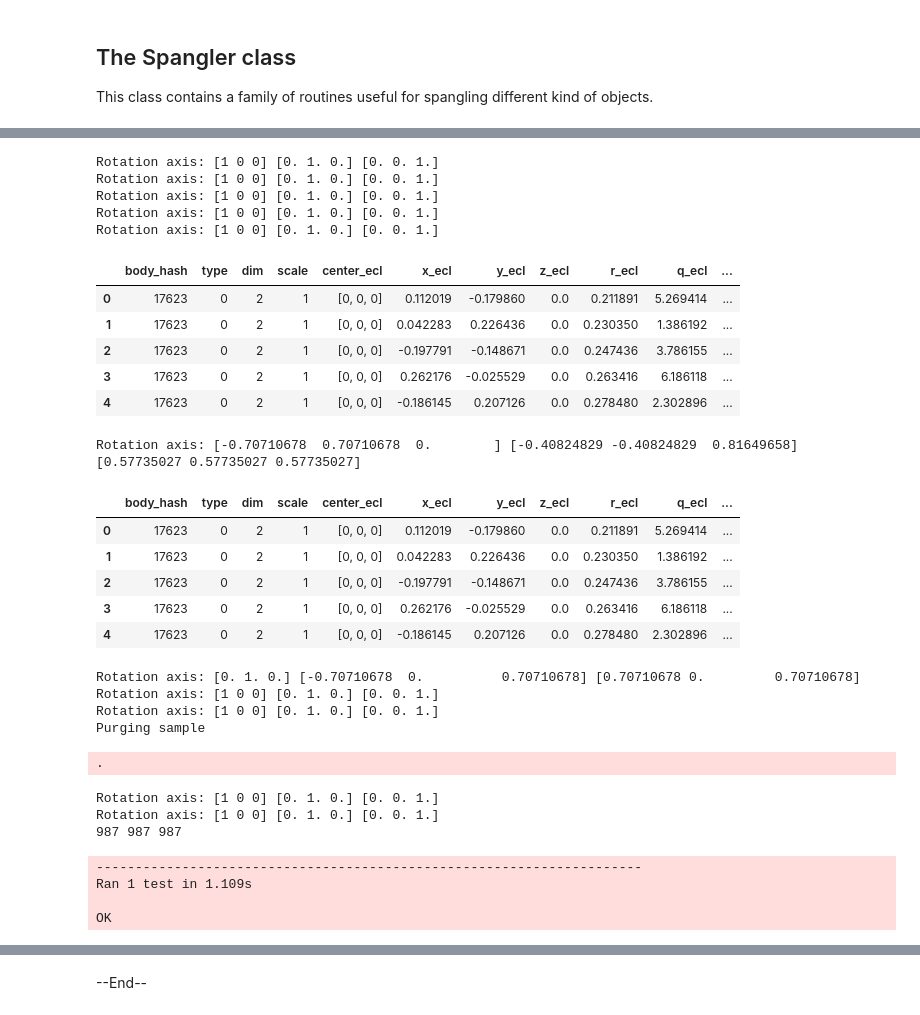
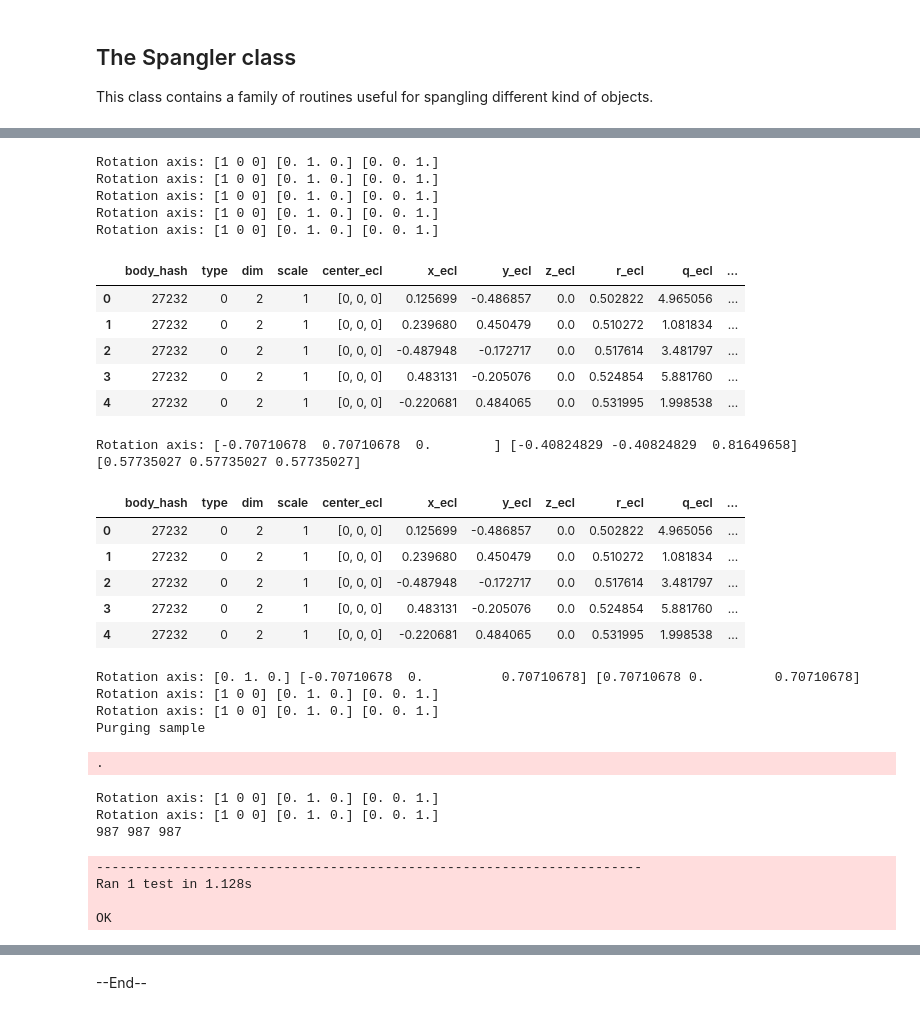
Before and after one commit to seap-udea/pryngles, a Jupyter notebook: dev/pryngles-spangler.ipynb, the cells around one changed output, grey strips where cells are left out. Drawn from its saved outputs; the diff is of its cells as text; code cells hidden in the pictures.

```diff
--- a/dev/pryngles-spangler.ipynb
+++ b/dev/pryngles-spangler.ipynb
@@ -621,39 +621,39 @@ Spangler.populate_spangler=populate_spangler
 # %%
 if IN_JUPYTER:
     def test_pop(self):
         Verbose.VERBOSITY=1
         sg=Spangler(nspangles=100)
-        sg.populate_spangler(geometry="ring",scale=1,seed=1,gaps=[[0,0.2],[0.5,0.1]],boundary=0)
+        sg.populate_spangler(geometry="ring",scale=1,seed=1,boundary=0)
         print_df(sg.data.head(5))
         sg.set_observer(n_obs=[1,1,1])
         print_df(sg.data.head(5))
         sg=Spangler(nspangles=1000,body_hash="123",n_equ=[1,0,1])
         sg.populate_spangler(geometry="sphere",scale=2,seed=1)
         print(sg.nspangles,sg.sample.N,len(sg.data))
         Verbose.VERBOSITY=0
 
     class Test(unittest.TestCase):pass
     Test.test_pop=test_pop
     unittest.main(argv=['first-arg-is-ignored'],exit=False)
 # %% [output]
 Rotation axis: [1 0 0] [0. 1. 0.] [0. 0. 1.]
 Rotation axis: [1 0 0] [0. 1. 0.] [0. 0. 1.]
 Rotation axis: [1 0 0] [0. 1. 0.] [0. 0. 1.]
 Rotation axis: [1 0 0] [0. 1. 0.] [0. 0. 1.]
 Rotation axis: [1 0 0] [0. 1. 0.] [0. 0. 1.]
 |  | body_hash | type | dim | scale | center_ecl | x_ecl | y_ecl | z_ecl | r_ecl | q_ecl | ... |
-| 0 | 17623 | 0 | 2 | 1 | [0, 0, 0] | 0.112019 | -0.179860 | 0.0 | 0.211891 | 5.269414 | ... |
-| 1 | 17623 | 0 | 2 | 1 | [0, 0, 0] | 0.042283 | 0.226436 | 0.0 | 0.230350 | 1.386192 | ... |
-| 2 | 17623 | 0 | 2 | 1 | [0, 0, 0] | -0.197791 | -0.148671 | 0.0 | 0.247436 | 3.786155 | ... |
-| 3 | 17623 | 0 | 2 | 1 | [0, 0, 0] | 0.262176 | -0.025529 | 0.0 | 0.263416 | 6.186118 | ... |
-| 4 | 17623 | 0 | 2 | 1 | [0, 0, 0] | -0.186145 | 0.207126 | 0.0 | 0.278480 | 2.302896 | ... |
+| 0 | 27232 | 0 | 2 | 1 | [0, 0, 0] | 0.125699 | -0.486857 | 0.0 | 0.502822 | 4.965056 | ... |
+| 1 | 27232 | 0 | 2 | 1 | [0, 0, 0] | 0.239680 | 0.450479 | 0.0 | 0.510272 | 1.081834 | ... |
+| 2 | 27232 | 0 | 2 | 1 | [0, 0, 0] | -0.487948 | -0.172717 | 0.0 | 0.517614 | 3.481797 | ... |
+| 3 | 27232 | 0 | 2 | 1 | [0, 0, 0] | 0.483131 | -0.205076 | 0.0 | 0.524854 | 5.881760 | ... |
+| 4 | 27232 | 0 | 2 | 1 | [0, 0, 0] | -0.220681 | 0.484065 | 0.0 | 0.531995 | 1.998538 | ... |
 Rotation axis: [-0.70710678  0.70710678  0.        ] [-0.40824829 -0.40824829  0.81649658] [0.57735027 0.57735027 0.57735027]
 |  | body_hash | type | dim | scale | center_ecl | x_ecl | y_ecl | z_ecl | r_ecl | q_ecl | ... |
-| 0 | 17623 | 0 | 2 | 1 | [0, 0, 0] | 0.112019 | -0.179860 | 0.0 | 0.211891 | 5.269414 | ... |
-| 1 | 17623 | 0 | 2 | 1 | [0, 0, 0] | 0.042283 | 0.226436 | 0.0 | 0.230350 | 1.386192 | ... |
-| 2 | 17623 | 0 | 2 | 1 | [0, 0, 0] | -0.197791 | -0.148671 | 0.0 | 0.247436 | 3.786155 | ... |
-| 3 | 17623 | 0 | 2 | 1 | [0, 0, 0] | 0.262176 | -0.025529 | 0.0 | 0.263416 | 6.186118 | ... |
-| 4 | 17623 | 0 | 2 | 1 | [0, 0, 0] | -0.186145 | 0.207126 | 0.0 | 0.278480 | 2.302896 | ... |
+| 0 | 27232 | 0 | 2 | 1 | [0, 0, 0] | 0.125699 | -0.486857 | 0.0 | 0.502822 | 4.965056 | ... |
+| 1 | 27232 | 0 | 2 | 1 | [0, 0, 0] | 0.239680 | 0.450479 | 0.0 | 0.510272 | 1.081834 | ... |
+| 2 | 27232 | 0 | 2 | 1 | [0, 0, 0] | -0.487948 | -0.172717 | 0.0 | 0.517614 | 3.481797 | ... |
+| 3 | 27232 | 0 | 2 | 1 | [0, 0, 0] | 0.483131 | -0.205076 | 0.0 | 0.524854 | 5.881760 | ... |
+| 4 | 27232 | 0 | 2 | 1 | [0, 0, 0] | -0.220681 | 0.484065 | 0.0 | 0.531995 | 1.998538 | ... |
 Rotation axis: [0. 1. 0.] [-0.70710678  0.          0.70710678] [0.70710678 0.         0.70710678]
 Rotation axis: [1 0 0] [0. 1. 0.] [0. 0. 1.]
 Rotation axis: [1 0 0] [0. 1. 0.] [0. 0. 1.]
@@ -663,7 +663,7 @@ Rotation axis: [1 0 0] [0. 1. 0.] [0. 0. 1.]
 Rotation axis: [1 0 0] [0. 1. 0.] [0. 0. 1.]
 987 987 987
 ----------------------------------------------------------------------
-Ran 1 test in 1.109s
+Ran 1 test in 1.128s
 
 OK
 # %%
```
Also changed, not shown: parts of 5 cells of this notebook, 1 other file.
